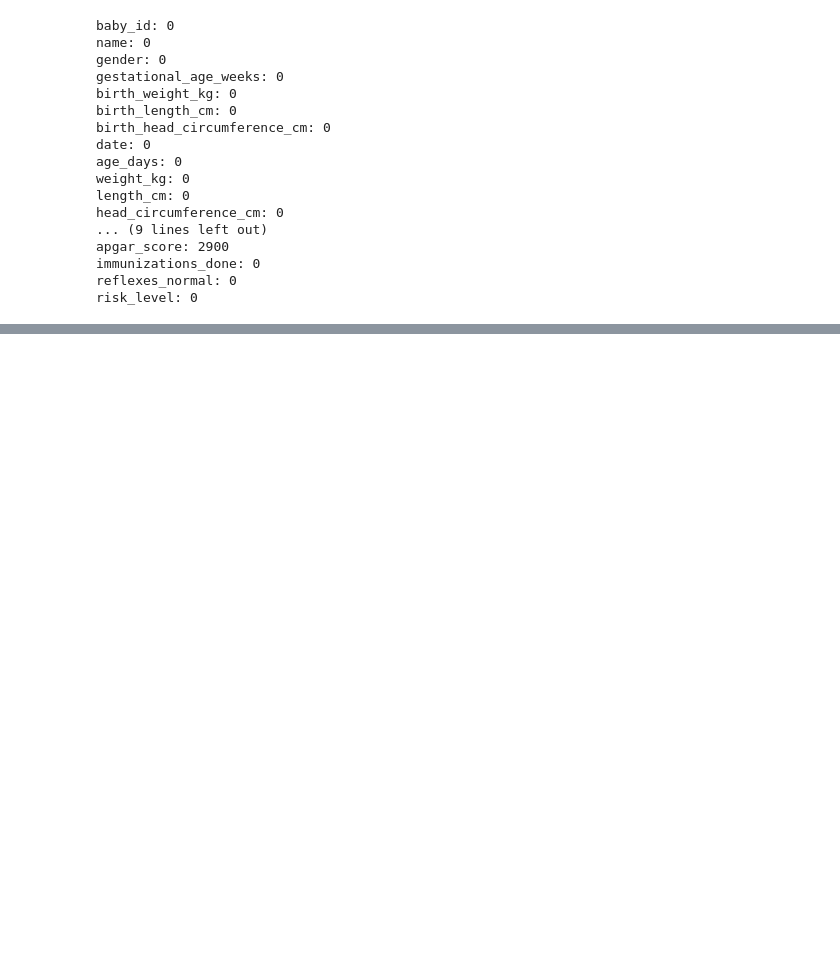
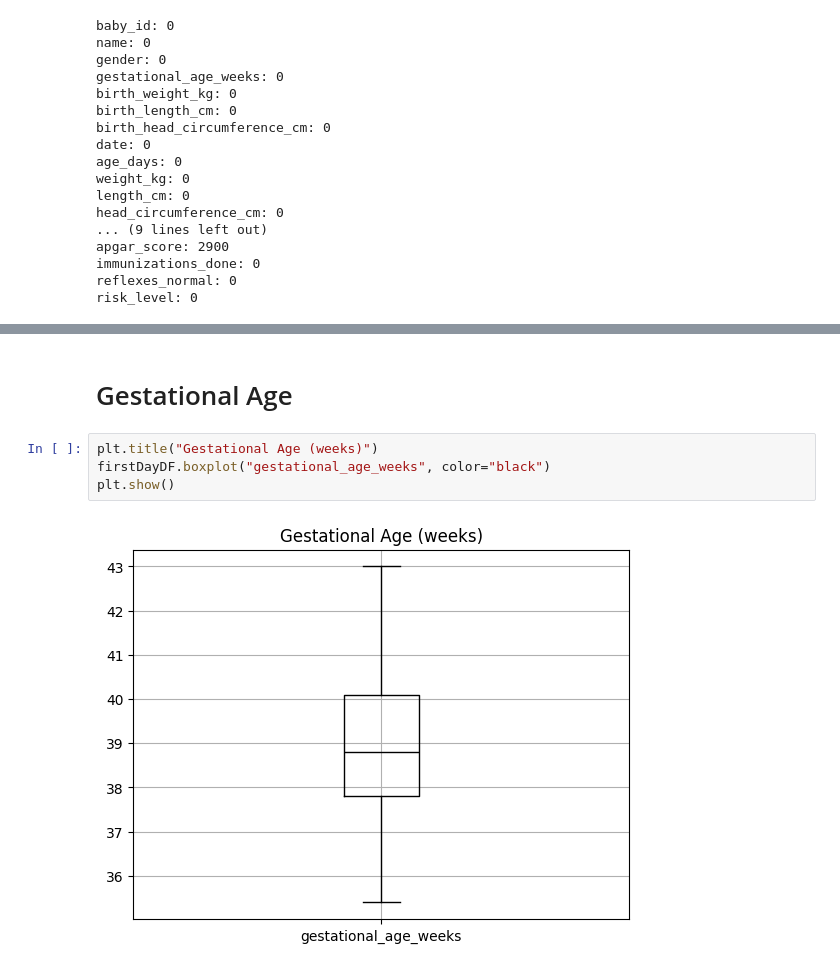
Before and after one commit to rsanche4/MA541-Project, a Jupyter notebook: GenderAndGestationalAge.ipynb, the cells around one changed output, grey strips where cells are left out. Drawn from its saved outputs; the diff is of its cells as text; blank space fills up the shorter version.

```diff
--- a/GenderAndGestationalAge.ipynb
+++ b/GenderAndGestationalAge.ipynb
@@ -44,0 +65,8 @@ risk_level: 0
+# %% [markdown]
+# Gestational Age
+# %%
+plt.title("Gestational Age (weeks)")
+firstDayDF.boxplot("gestational_age_weeks", color="black")
+plt.show()
+# %% [output]
+[figure, added]
```
Also changed, not shown: parts of 20 cells of this notebook.
